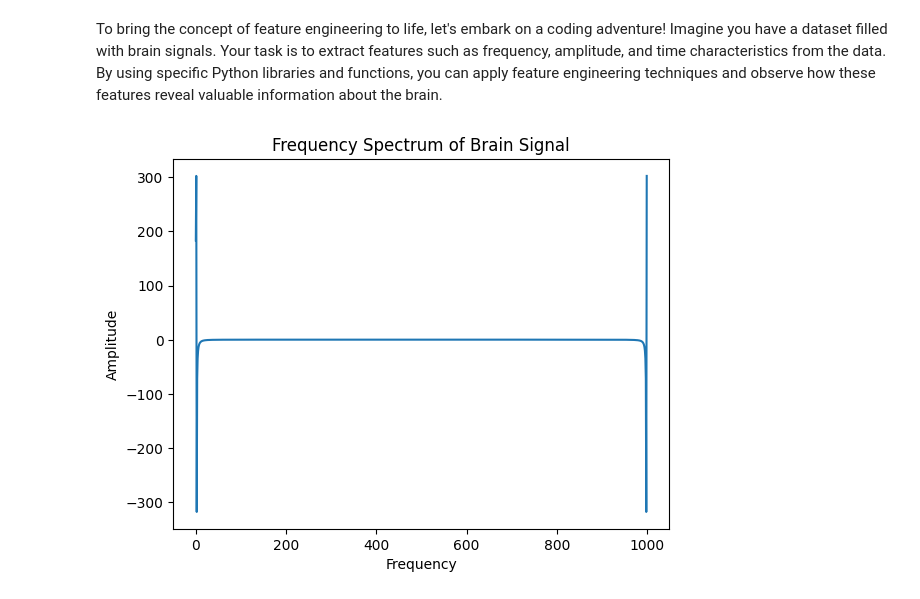
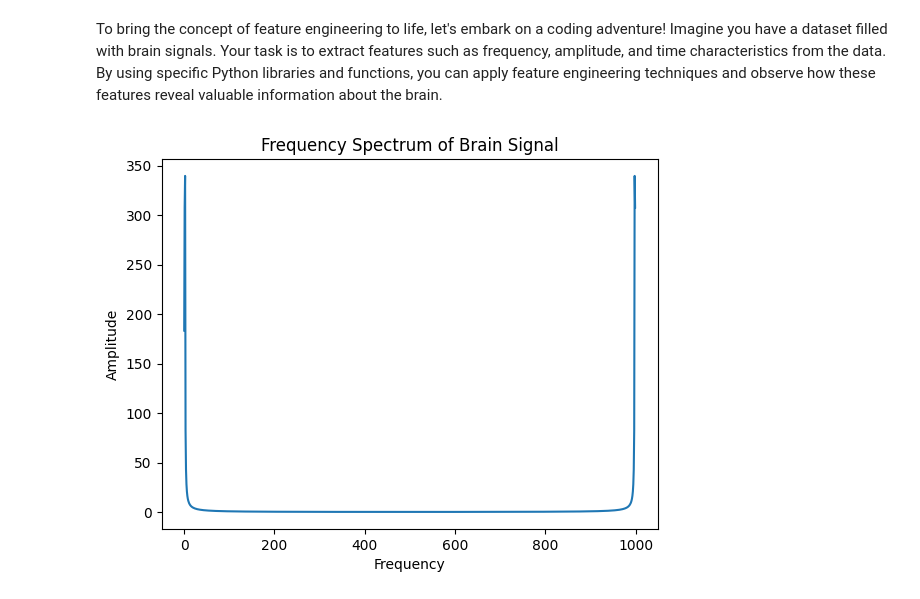
Before and after one commit to vinkrishna/ExpandingSenses, a Jupyter notebook: Chapter4.ipynb, the cells around one changed output. Cells and saved outputs as stored; diff of their text form; code cells hidden in the pictures.

```diff
--- a/Chapter4.ipynb
+++ b/Chapter4.ipynb
@@ -7,18 +7,19 @@ To bring the concept of feature engineering to life, let's embark on a coding ad
 # %%
 import numpy as np
 import matplotlib.pyplot as plt
+from scipy.fft import fft, ifft
 
 # Simulated brain signal data
 brain_signal = np.sin(np.linspace(0, 10, 1000))
 
 # Extracting frequency feature
-frequency = np.fft.fft(brain_signal)
+frequency = fft(brain_signal)
 
 # Plotting the frequency spectrum
-plt.plot(frequency)
+plt.plot(abs(frequency))
 plt.xlabel('Frequency')
 plt.ylabel('Amplitude')
 plt.title('Frequency Spectrum of Brain Signal')
 plt.show()
 # %% [output]
-[figure, old version]
+[figure, new version]
```
Also changed, not shown: parts of 8 cells of this notebook.
